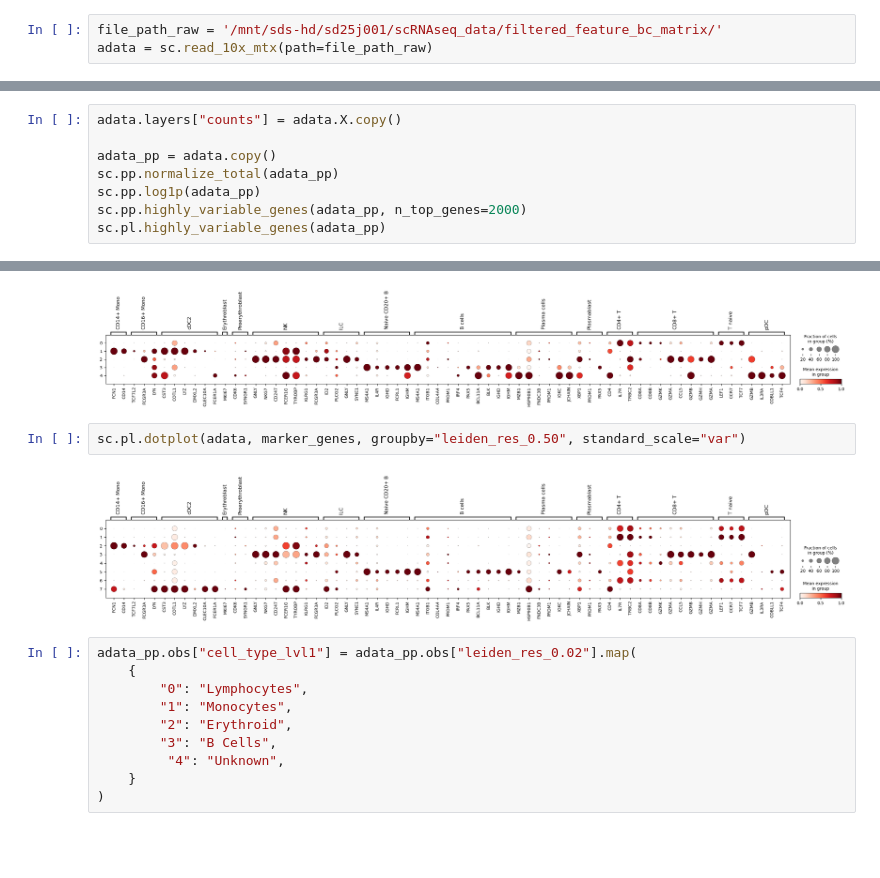
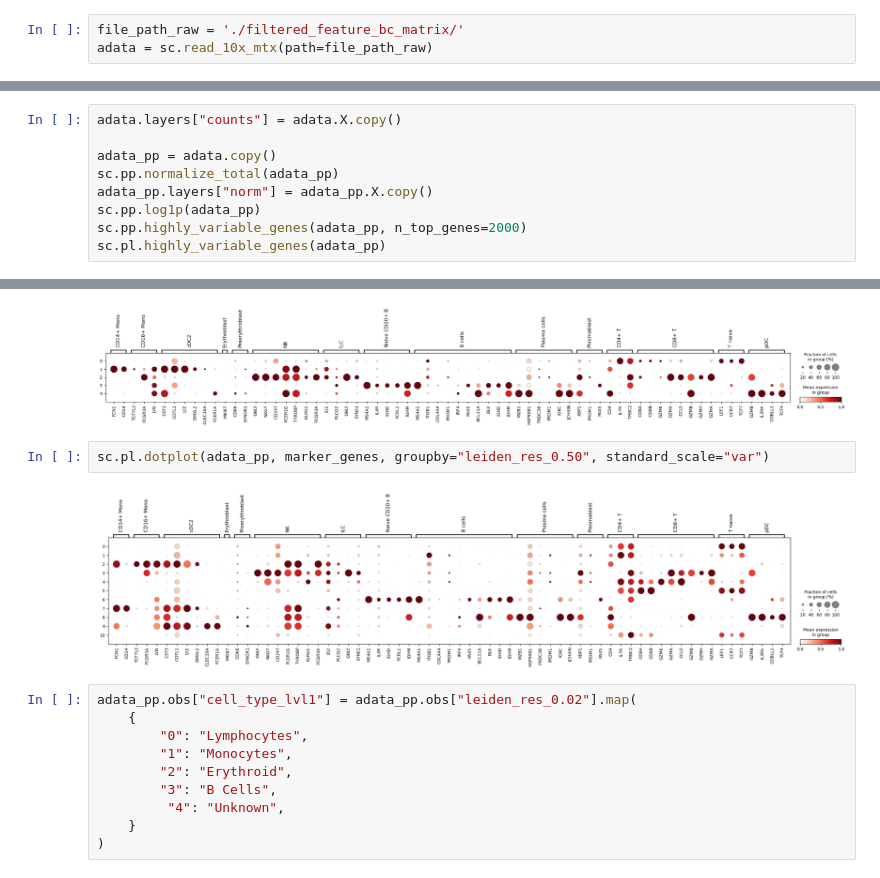
Before and after one commit to Melkrewi/tutorials_S2F, a Jupyter notebook: snRNAseq_basic_analysis.ipynb, the cells around one changed output, grey strips where cells are left out. Saved outputs shown, nothing was run; the diff lists cells and outputs as text; blank space fills up the shorter version.

```diff
--- a/snRNAseq_basic_analysis.ipynb
+++ b/snRNAseq_basic_analysis.ipynb
@@ -23,5 +44,5 @@ The dataset consists of 4k PBMCs (Human) provided by 10X Genomics. The data is a
 # %%
-file_path_raw = '/mnt/sds-hd/sd25j001/scRNAseq_data/filtered_feature_bc_matrix/'
+file_path_raw = './filtered_feature_bc_matrix/'
 adata = sc.read_10x_mtx(path=file_path_raw)
 # %% [markdown]
 Check the size of the data
@@ -168,6 +187,7 @@ adata.layers["counts"] = adata.X.copy()
 
 adata_pp = adata.copy()
 sc.pp.normalize_total(adata_pp)
+adata_pp.layers["norm"] = adata_pp.X.copy()
 sc.pp.log1p(adata_pp)
 sc.pp.highly_variable_genes(adata_pp, n_top_genes=2000)
 sc.pl.highly_variable_genes(adata_pp)
@@ -260,9 +306,9 @@ sc.pl.dotplot(adata_pp, marker_genes, groupby="leiden_res_0.02", standard_scale=
 # %% [output]
 [figure]
 # %%
-sc.pl.dotplot(adata, marker_genes, groupby="leiden_res_0.50", standard_scale="var")
+sc.pl.dotplot(adata_pp, marker_genes, groupby="leiden_res_0.50", standard_scale="var")
 # %% [output]
-[figure, old version]
+[figure, new version]
 # %%
 adata_pp.obs["cell_type_lvl1"] = adata_pp.obs["leiden_res_0.02"].map(
     {
```
Also changed, not shown: parts of 9 cells of this notebook.
